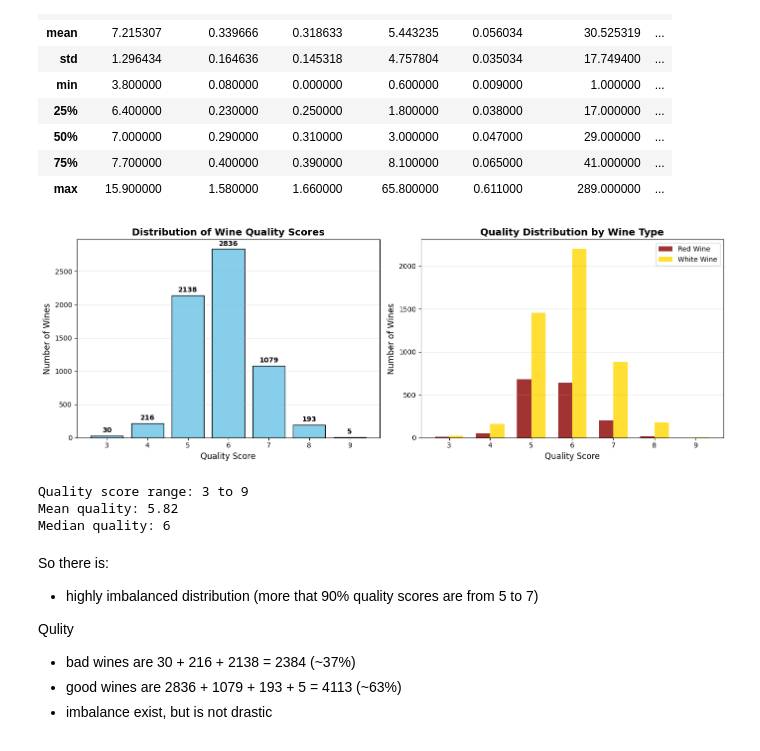
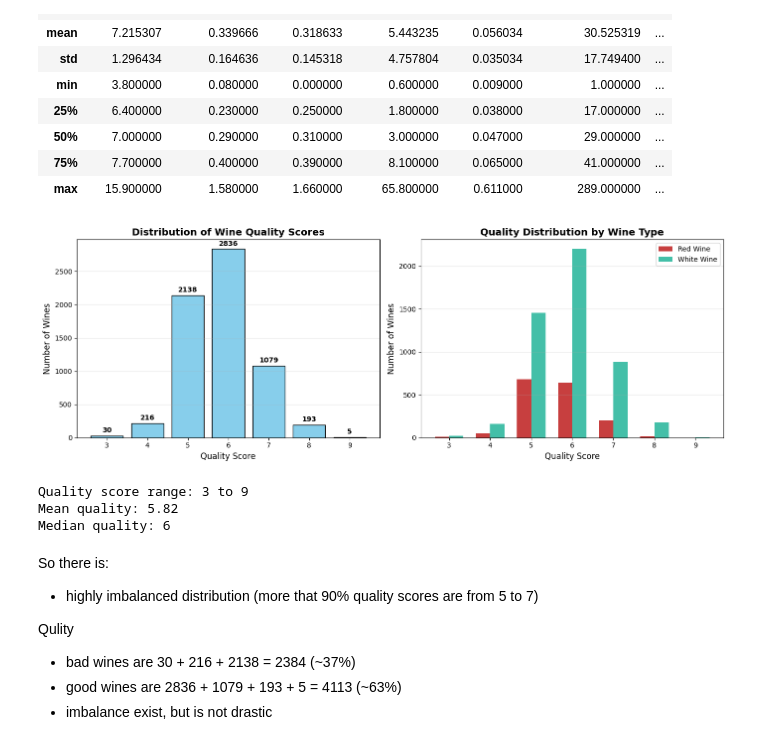
Before and after one commit to nikitaolefir/WineQualityPredicition, a Jupyter notebook: notebooks/exploration.ipynb, the cells around one changed output. Cells and saved outputs as stored; diff of their text form; code cells hidden in the pictures.

```diff
--- a/notebooks/exploration.ipynb
+++ b/notebooks/exploration.ipynb
@@ -65,37 +65,37 @@ axes[0].bar(quality_counts.index, quality_counts.values, color='skyblue', edgeco
 axes[0].set_xlabel('Quality Score', fontsize=12)
 axes[0].set_ylabel('Number of Wines', fontsize=12)
 axes[0].set_title('Distribution of Wine Quality Scores', fontsize=14, fontweight='bold')
 axes[0].grid(axis='y', alpha=0.3)
 
 for i, v in enumerate(quality_counts.values):
     axes[0].text(quality_counts.index[i], v + 50, str(v), ha='center', fontweight='bold')
 
 # Quality by wine type
 red_quality = wines[wines['wine_type'] == 0]['quality'].value_counts().sort_index()
 white_quality = wines[wines['wine_type'] == 1]['quality'].value_counts().sort_index()
 
-x = np.arange(3, 10)  # Quality scores from 3 to 9
+x = np.arange(3, 10)  # Quality scores from 3 (min) to 9 (max)
 red_vals = [red_quality.get(i, 0) for i in x]
 white_vals = [white_quality.get(i, 0) for i in x]
 
 width = 0.35
-axes[1].bar(x - width/2, red_vals, width, label='Red Wine', color='#8B0000', alpha=0.8)
-axes[1].bar(x + width/2, white_vals, width, label='White Wine', color='#FFD700', alpha=0.8)
+axes[1].bar(x - width/2, red_vals, width, label='Red Wine', color="#BA0F0F", alpha=0.8)
+axes[1].bar(x + width/2, white_vals, width, label='White Wine', color="#15AF9314", alpha=0.8)
 axes[1].set_xlabel('Quality Score', fontsize=12)
 axes[1].set_ylabel('Number of Wines', fontsize=12)
 axes[1].set_title('Quality Distribution by Wine Type', fontsize=14, fontweight='bold')
 axes[1].set_xticks(x)
 axes[1].legend()
 axes[1].grid(axis='y', alpha=0.3)
 
 plt.tight_layout()
 plt.show()
 
 print(f"Quality score range: {wines['quality'].min()} to {wines['quality'].max()}")
 print(f"Mean quality: {wines['quality'].mean():.2f}")
 print(f"Median quality: {wines['quality'].median():.0f}")
 # %% [output]
-[figure, old version]
+[figure, new version]
 Quality score range: 3 to 9
 Mean quality: 5.82
 Median quality: 6
```
Also changed, not shown: parts of 6 cells of this notebook, 29 other files.
